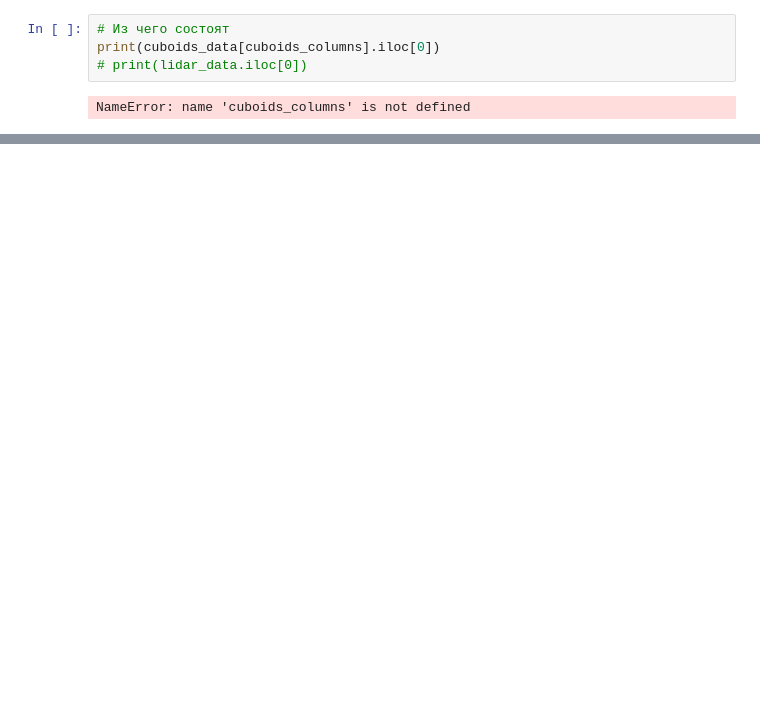
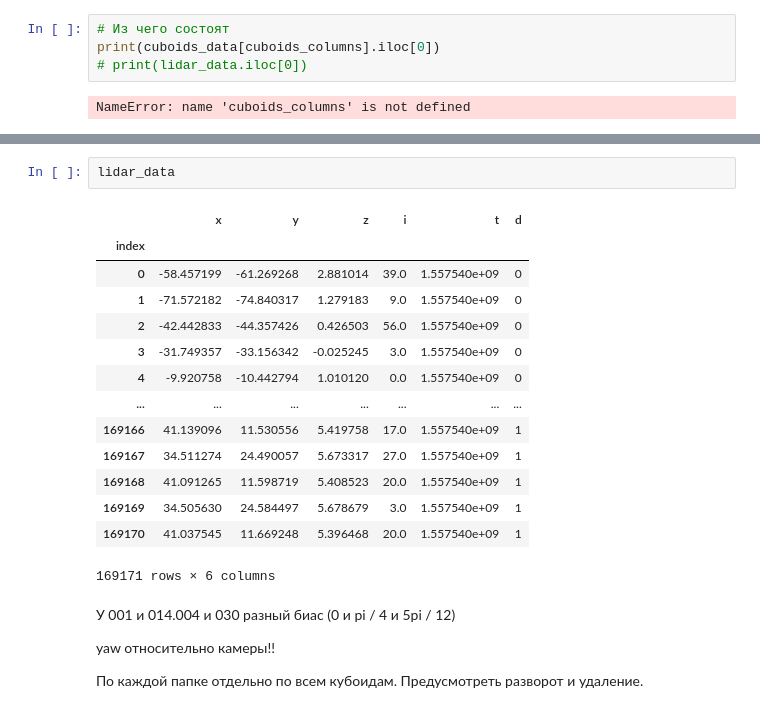
Before and after one commit to HungryM1NT/VKR, a Jupyter notebook: my_idea.ipynb, the cells around one changed output, grey strips where cells are left out. Drawn from its saved outputs; the diff is of its cells as text; blank space fills up the shorter version.

```diff
--- a/my_idea.ipynb
+++ b/my_idea.ipynb
@@ -302,0 +341,24 @@ for x in range(1, row_num):
+# %%
+lidar_data
+# %% [output]
+|  | x | y | z | i | t | d |
+| index |  |  |  |  |  |  |
+| 0 | -58.457199 | -61.269268 | 2.881014 | 39.0 | 1.557540e+09 | 0 |
+| 1 | -71.572182 | -74.840317 | 1.279183 | 9.0 | 1.557540e+09 | 0 |
+| 2 | -42.442833 | -44.357426 | 0.426503 | 56.0 | 1.557540e+09 | 0 |
+| 3 | -31.749357 | -33.156342 | -0.025245 | 3.0 | 1.557540e+09 | 0 |
+| 4 | -9.920758 | -10.442794 | 1.010120 | 0.0 | 1.557540e+09 | 0 |
+| ... | ... | ... | ... | ... | ... | ... |
+| 169166 | 41.139096 | 11.530556 | 5.419758 | 17.0 | 1.557540e+09 | 1 |
+| 169167 | 34.511274 | 24.490057 | 5.673317 | 27.0 | 1.557540e+09 | 1 |
+| 169168 | 41.091265 | 11.598719 | 5.408523 | 20.0 | 1.557540e+09 | 1 |
+| 169169 | 34.505630 | 24.584497 | 5.678679 | 3.0 | 1.557540e+09 | 1 |
+| 169170 | 41.037545 | 11.669248 | 5.396468 | 20.0 | 1.557540e+09 | 1 |
+169171 rows × 6 columns
+# %% [markdown]
+У 001 и 014.004 и 030 разный биас (0 и pi / 4 и 5pi / 12)
+
+yaw относительно камеры!!
+
+
+По каждой папке отдельно по всем кубоидам. Предусмотреть разворот и удаление.
```
Also changed, not shown: parts of 12 cells of this notebook, 5 other files.
